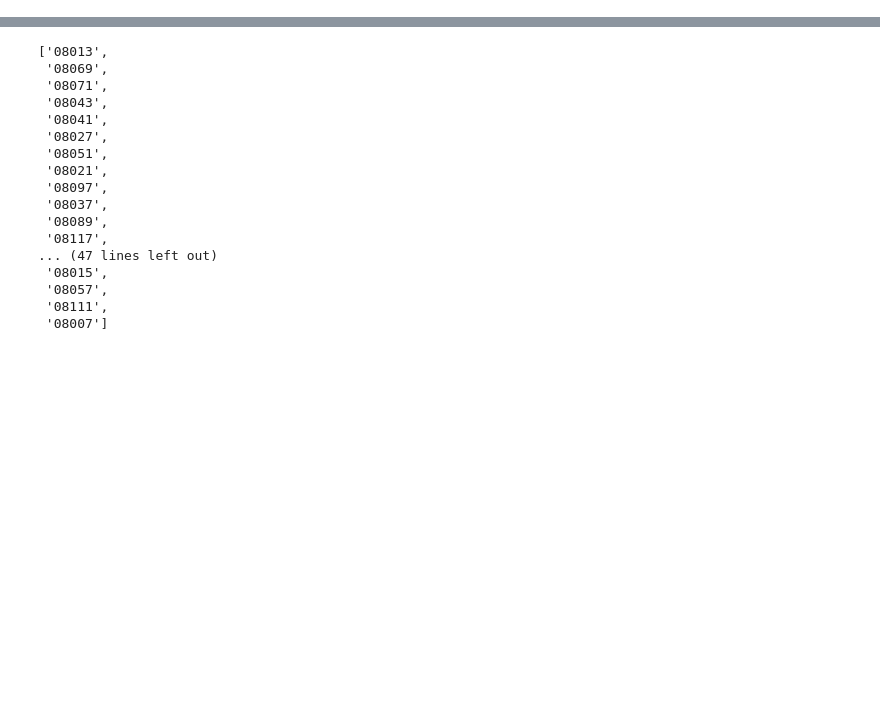
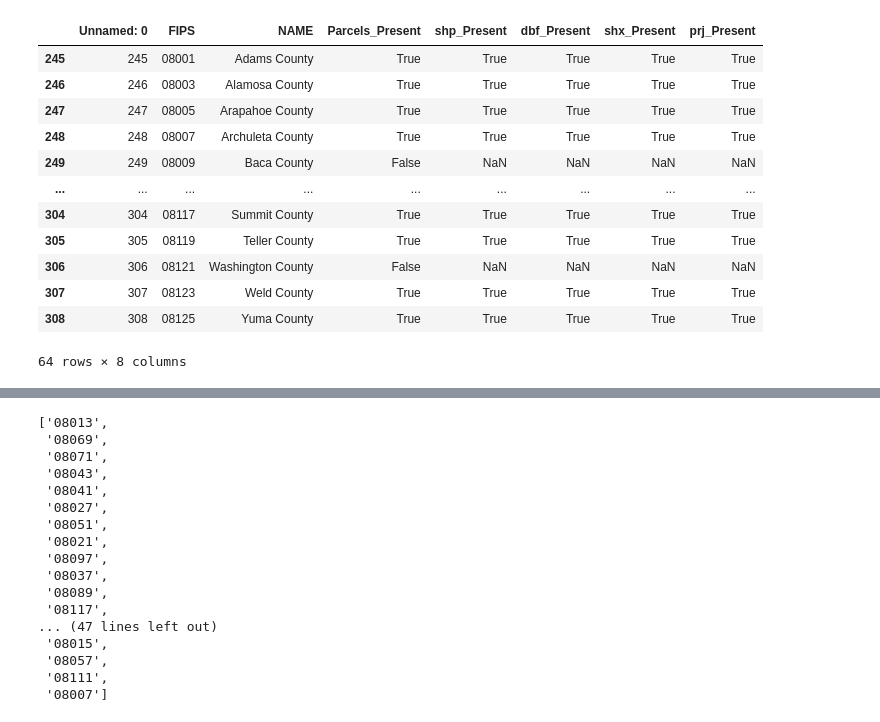
Before and after one commit to whitephil/parcel-mhp, a Jupyter notebook: blocksRetriever.ipynb, the cells around one changed output, grey strips where cells are left out. Drawn from its saved outputs; the diff is of its cells as text; code cells hidden in the pictures; blank space fills up the shorter version.

```diff
--- a/blocksRetriever.ipynb
+++ b/blocksRetriever.ipynb
@@ -5,0 +43,16 @@ from glob import glob
+# %%
+co_inv
+# %% [output]
+|  | Unnamed: 0 | FIPS | NAME | Parcels_Present | shp_Present | dbf_Present | shx_Present | prj_Present |
+| 245 | 245 | 08001 | Adams County | True | True | True | True | True |
+| 246 | 246 | 08003 | Alamosa County | True | True | True | True | True |
+| 247 | 247 | 08005 | Arapahoe County | True | True | True | True | True |
+| 248 | 248 | 08007 | Archuleta County | True | True | True | True | True |
+| 249 | 249 | 08009 | Baca County | False | NaN | NaN | NaN | NaN |
+| ... | ... | ... | ... | ... | ... | ... | ... | ... |
+| 304 | 304 | 08117 | Summit County | True | True | True | True | True |
+| 305 | 305 | 08119 | Teller County | True | True | True | True | True |
+| 306 | 306 | 08121 | Washington County | False | NaN | NaN | NaN | NaN |
+| 307 | 307 | 08123 | Weld County | True | True | True | True | True |
+| 308 | 308 | 08125 | Yuma County | True | True | True | True | True |
+64 rows × 8 columns
```
Also changed, not shown: parts of 23 cells of this notebook, 5 other files.
